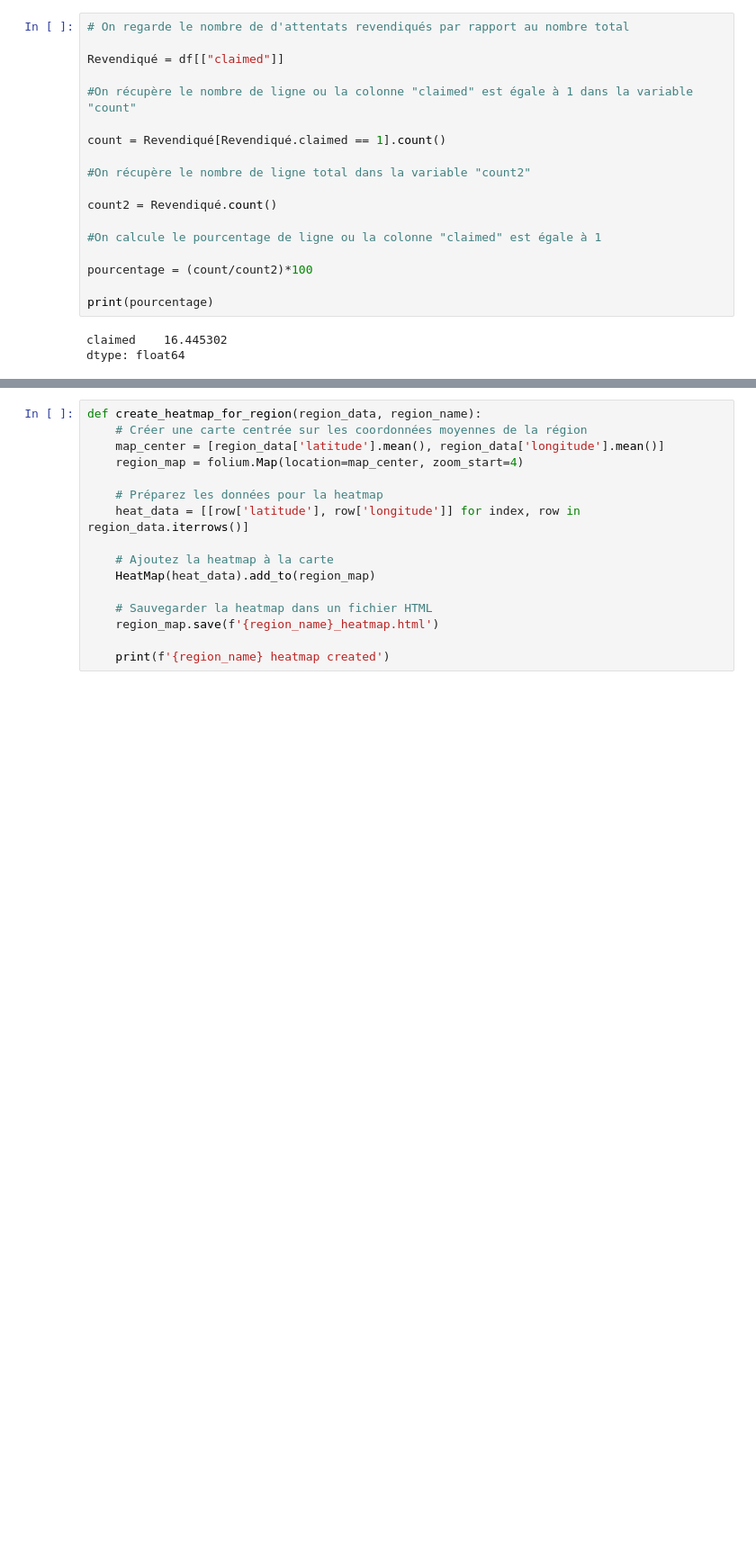
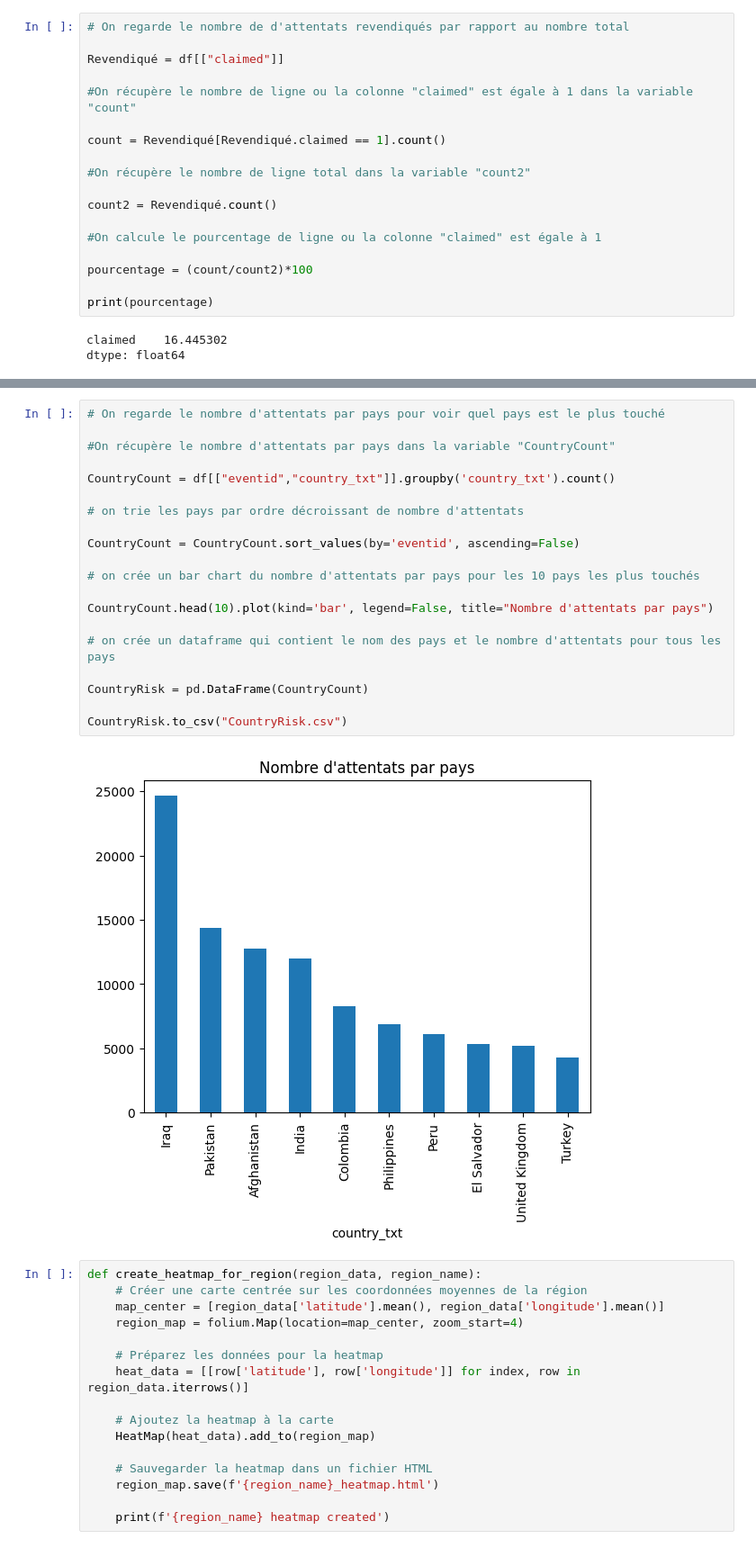
Before and after one commit to ThomasAlvarezRodriguez/AIC, a Jupyter notebook: AIC-Thomas.ipynb, the cells around one changed output, grey strips where cells are left out. Shown at 90% size. Saved outputs shown, nothing was run; the diff lists cells and outputs as text; blank space fills up the shorter version.

```diff
--- a/AIC-Thomas.ipynb
+++ b/AIC-Thomas.ipynb
@@ -92,3 +105,25 @@ YearCount = df[["eventid","iyear"]].groupby('iyear').count()
+# %%
+# On regarde le nombre d'attentats par pays pour voir quel pays est le plus touché
+
+#On récupère le nombre d'attentats par pays dans la variable "CountryCount"
+
+CountryCount = df[["eventid","country_txt"]].groupby('country_txt').count()
+
+# on trie les pays par ordre décroissant de nombre d'attentats
+
+CountryCount = CountryCount.sort_values(by='eventid', ascending=False)
+
+# on crée un bar chart du nombre d'attentats par pays pour les 10 pays les plus touchés
+
+CountryCount.head(10).plot(kind='bar', legend=False, title="Nombre d'attentats par pays")
+
+# on crée un dataframe qui contient le nom des pays et le nombre d'attentats pour tous les pays
+
+CountryRisk = pd.DataFrame(CountryCount)
+
+CountryRisk.to_csv("CountryRisk.csv")
+# %% [output]
+[figure, added]
 # %%
 def create_heatmap_for_region(region_data, region_name):
     # Créer une carte centrée sur les coordonnées moyennes de la région
```
Also changed, not shown: parts of 1 cell of this notebook, 2 other files.
